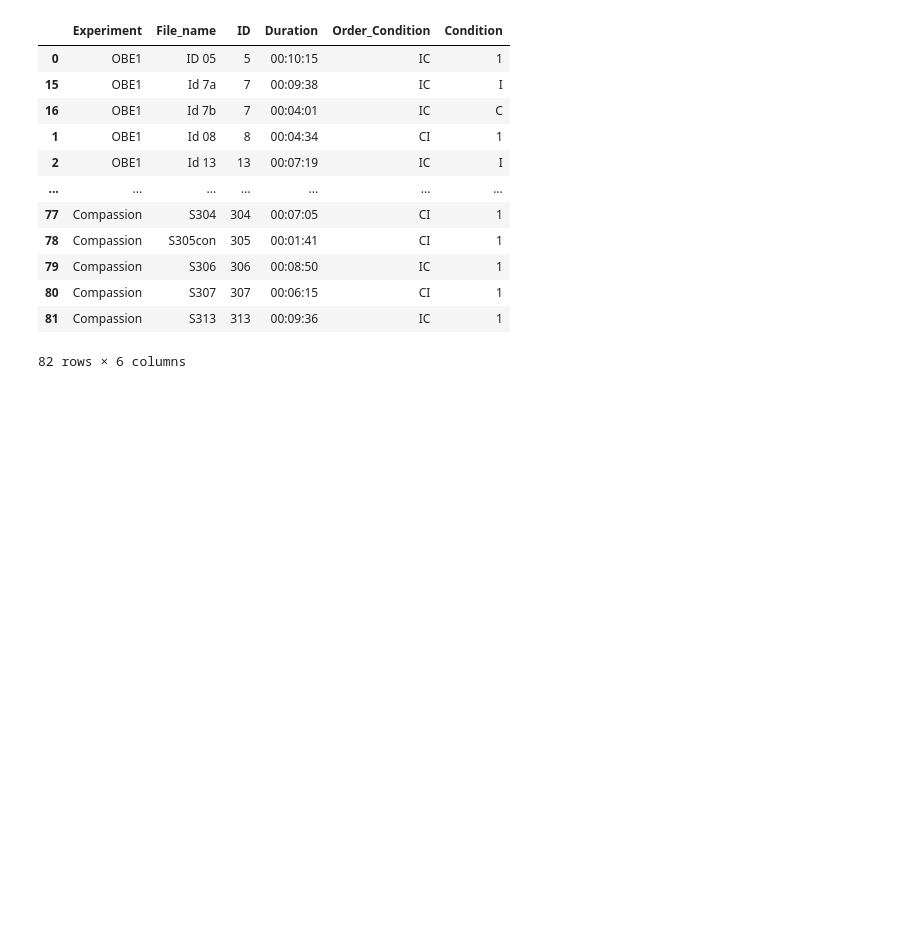
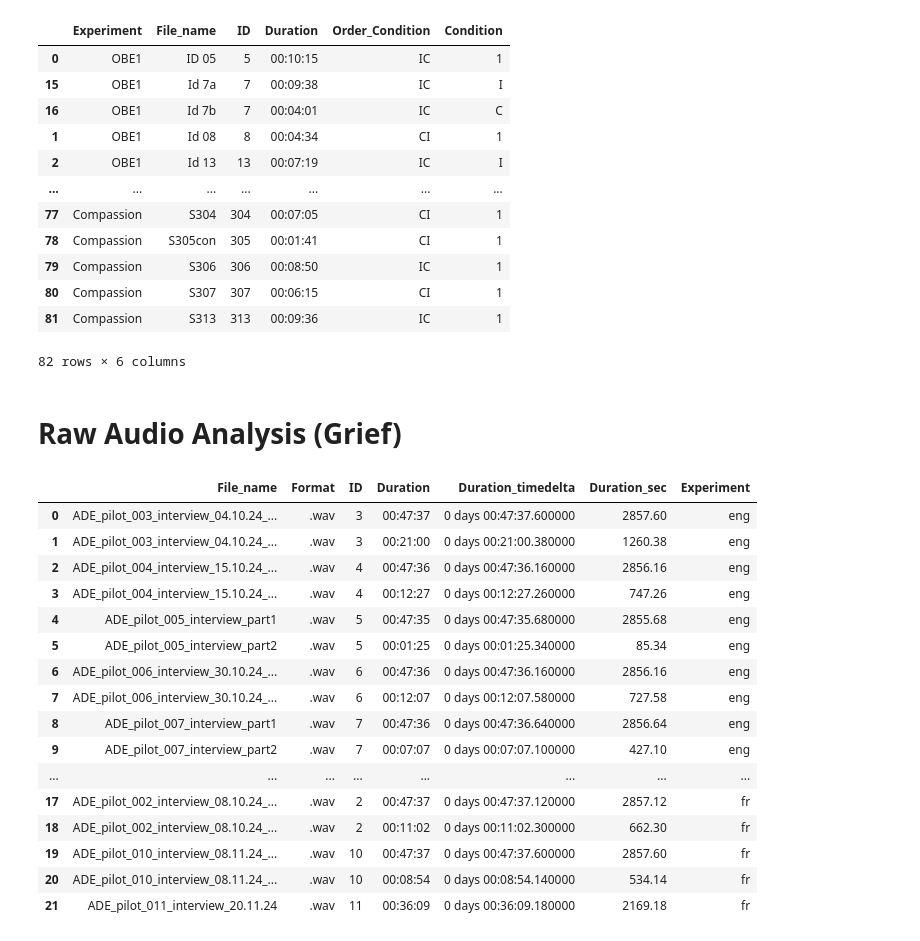
Before and after one commit to AfroDeivid/automatic-interviews-processing, a Jupyter notebook: src/pre_analysis.ipynb, the cells around one changed output. Cells and saved outputs as stored; diff of their text form; code cells hidden in the pictures; blank space fills up the shorter version.

```diff
--- a/src/pre_analysis.ipynb
+++ b/src/pre_analysis.ipynb
@@ -152,3 +169,31 @@ df
 | 80 | Compassion | S307 | 307 | 00:06:15 | CI | 1 |
 | 81 | Compassion | S313 | 313 | 00:09:36 | IC | 1 |
 82 rows × 6 columns
+# %% [markdown]
+# Raw Audio Analysis (Grief)
+# %%
+directories = ["../data/Grief/eng","../data/Grief/fr"]
+extensions = ["m4a","wav","mp4"]
+
+df = analyze_audio_files(directories, extensions)
+
+df.to_csv("outputs/GRIEF_audio_data.csv", index=False)
+df
+# %% [output]
+|  | File_name | Format | ID | Duration | Duration_timedelta | Duration_sec | Experiment |
+| 0 | ADE_pilot_003_interview_04.10.24_... | .wav | 3 | 00:47:37 | 0 days 00:47:37.600000 | 2857.60 | eng |
+| 1 | ADE_pilot_003_interview_04.10.24_... | .wav | 3 | 00:21:00 | 0 days 00:21:00.380000 | 1260.38 | eng |
+| 2 | ADE_pilot_004_interview_15.10.24_... | .wav | 4 | 00:47:36 | 0 days 00:47:36.160000 | 2856.16 | eng |
+| 3 | ADE_pilot_004_interview_15.10.24_... | .wav | 4 | 00:12:27 | 0 days 00:12:27.260000 | 747.26 | eng |
+| 4 | ADE_pilot_005_interview_part1 | .wav | 5 | 00:47:35 | 0 days 00:47:35.680000 | 2855.68 | eng |
+| 5 | ADE_pilot_005_interview_part2 | .wav | 5 | 00:01:25 | 0 days 00:01:25.340000 | 85.34 | eng |
+| 6 | ADE_pilot_006_interview_30.10.24_... | .wav | 6 | 00:47:36 | 0 days 00:47:36.160000 | 2856.16 | eng |
+| 7 | ADE_pilot_006_interview_30.10.24_... | .wav | 6 | 00:12:07 | 0 days 00:12:07.580000 | 727.58 | eng |
+| 8 | ADE_pilot_007_interview_part1 | .wav | 7 | 00:47:36 | 0 days 00:47:36.640000 | 2856.64 | eng |
+| 9 | ADE_pilot_007_interview_part2 | .wav | 7 | 00:07:07 | 0 days 00:07:07.100000 | 427.10 | eng |
+| ... | ... | ... | ... | ... | ... | ... | ... |
+| 17 | ADE_pilot_002_interview_08.10.24_... | .wav | 2 | 00:47:37 | 0 days 00:47:37.120000 | 2857.12 | fr |
+| 18 | ADE_pilot_002_interview_08.10.24_... | .wav | 2 | 00:11:02 | 0 days 00:11:02.300000 | 662.30 | fr |
+| 19 | ADE_pilot_010_interview_08.11.24_... | .wav | 10 | 00:47:37 | 0 days 00:47:37.600000 | 2857.60 | fr |
+| 20 | ADE_pilot_010_interview_08.11.24_... | .wav | 10 | 00:08:54 | 0 days 00:08:54.140000 | 534.14 | fr |
+| 21 | ADE_pilot_011_interview_20.11.24 | .wav | 11 | 00:36:09 | 0 days 00:36:09.180000 | 2169.18 | fr |
```
Also changed, not shown: parts of 5 cells of this notebook, 5 other files.
